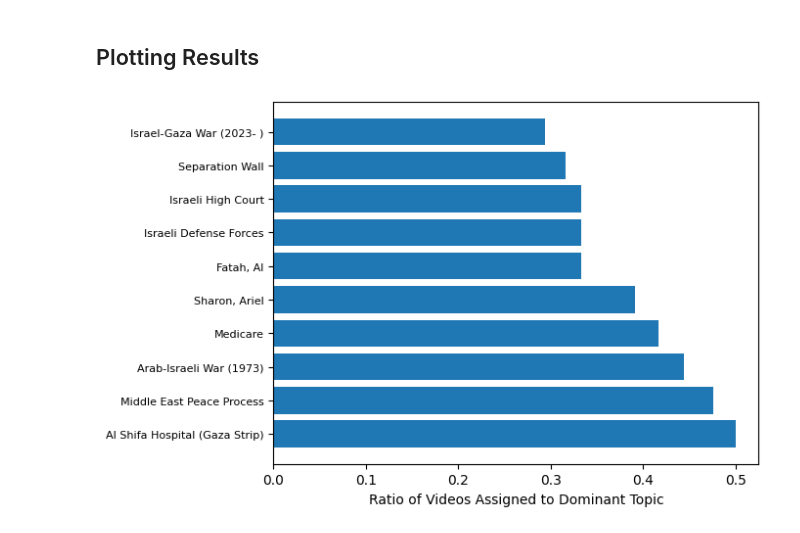
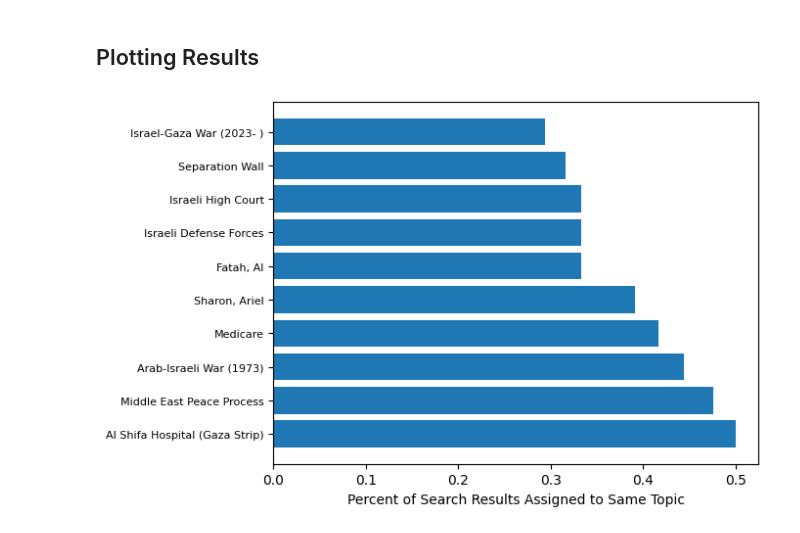
Before and after one commit to ay106/CS-315-Final-Project, a Jupyter notebook: topic_modelling/Topic Modelling.ipynb, the cells around one changed output. Drawn from its saved outputs; the diff is of its cells as text; code cells hidden in the pictures.

```diff
--- a/topic_modelling/Topic Modelling.ipynb
+++ b/topic_modelling/Topic Modelling.ipynb
@@ -50,7 +50,10 @@ def get_df_for_year(year):
     Take in the year and return a df with data from that year
     '''
     directory = 'data'
-    filename = f'final_result_{year}.csv'
+    if year != '2022':
+        filename = f'data_w_topic_{year}.csv'
+    else:
+        filename = f'final_result_{year}.csv'
     path = os.path.join(directory, filename)
     df = pd.read_csv(path)
     return df
@@ -592,7 +582,7 @@ search_term_topic_dct = {}
 for group_name, group_data in grouped_df:
     print("Group:", group_name)
     dct = {'search_term' : group_name}
-    dct[something] = something
+ #   dct[something] = something
 
     df = group_data
     search_term_topic_dct['statistics'] = group_name
@@ -673,11 +678,11 @@ df.sort_values(by='dom_topic_ratio', ascending=False, inplace=True)
 # %%
 plt.barh(df['search_term'][:10], df['dom_topic_ratio'][:10])
 #plt.xticks(rotation=9)
-plt.xlabel('Ratio of Videos Assigned to Dominant Topic')
+plt.xlabel('Percent of Search Results Assigned to Same Topic')
 plt.tick_params(axis='y', which='major', labelsize=8)
 plt.savefig('videos_assigned_to_dominant_topic_top10.png', bbox_inches='tight')
 # %% [output]
-[figure, old version]
+[figure, new version]
 # %%
 plt.barh(df['search_term'][214:224], df['dom_topic_ratio'][214:224])
 plt.xlabel('Percent of Search Results Assigned to Same Topic')
```
Also changed, not shown: parts of 16 cells of this notebook, 7 other files.
